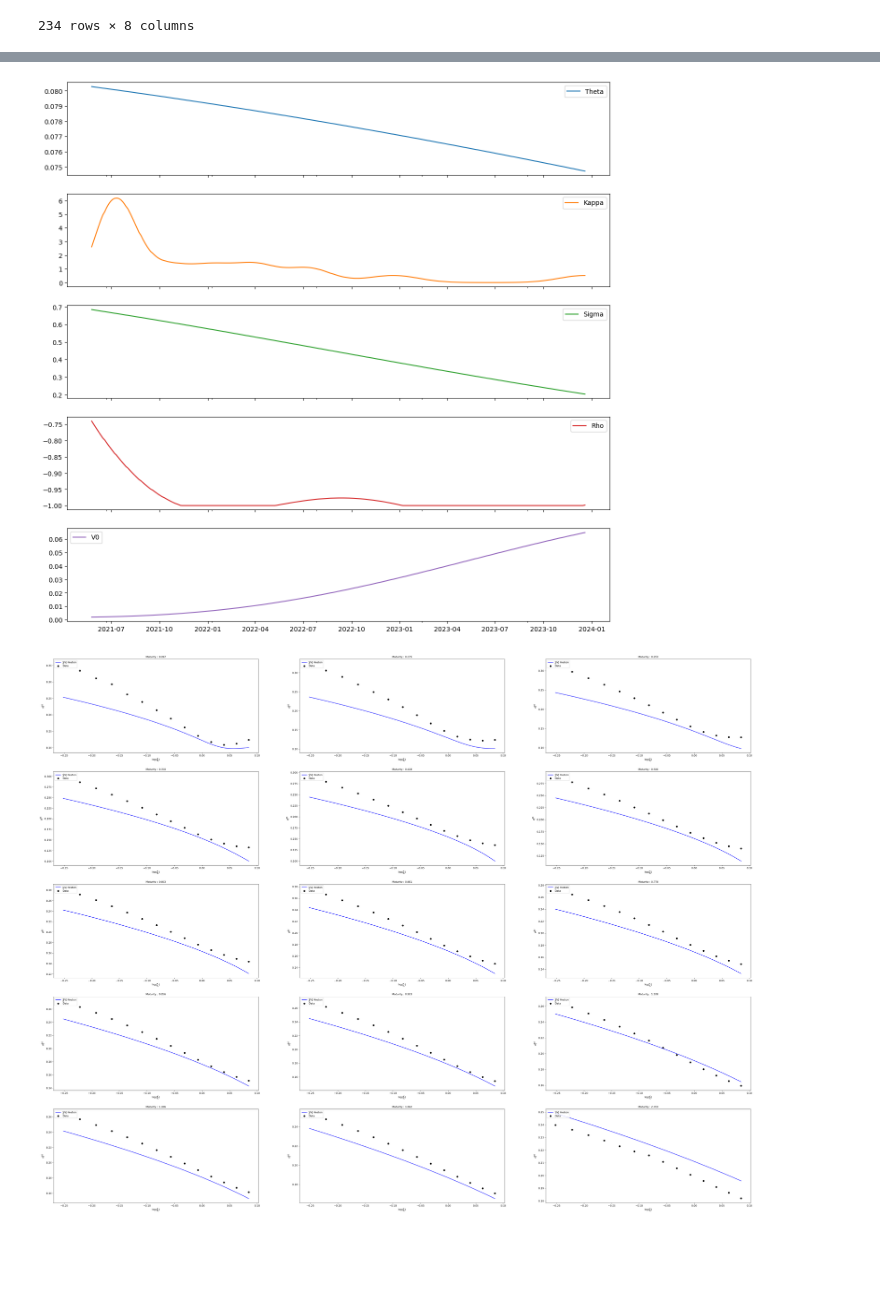
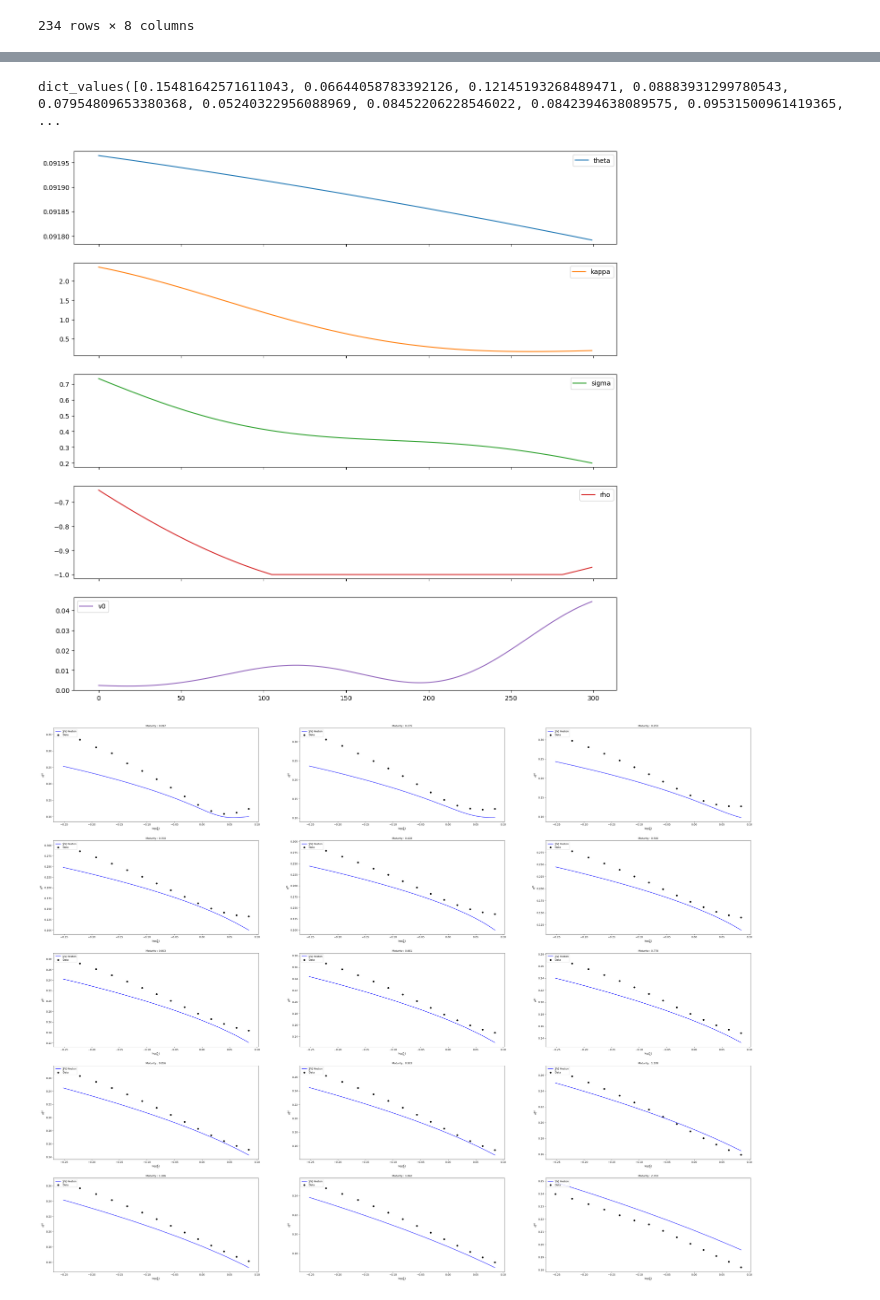
Before and after one commit to EM51641/Master-Thesis-, a Jupyter notebook: Code/Calibration by maturities for stochastic volatility models .ipynb, the cells around one changed output, grey strips where cells are left out. Cells and saved outputs as stored; diff of their text form; code cells hidden in the pictures; blank space fills up the shorter version.

```diff
--- a/Code/Calibration by maturities for stochastic volatility models .ipynb
+++ b/Code/Calibration by maturities for stochastic volatility models .ipynb
@@ -1039,29 +860,32 @@ def G_Interpolator(X,Y,x1):
     return y_pred
-# %%
-from scipy import interpolate
-from scipy.interpolate import interp1d
-import datetime
-from datetime import date,timedelta
-
-A = pd.DataFrame([theta_.values(), kappa_.values(), sigma_.values(), rho_.values(), v0_.values()]\
-                  ,columns = rho_.keys(),index = ['Theta','Kappa','Sigma','Rho','V0'])
-x = L.TTM.unique()
-x1 = np.linspace(x.min(),x.max(),300)
-df_0 = pd.DataFrame()
-for i in A.index :
-    X,Y = x,A.loc[i].values
-    if i == 'Rho':
-        df_0[i] = np.maximum(G_Interpolator(X,Y,x1).reshape(1,-1)[0],-1)
-    else:
-        df_0[i] = G_Interpolator(X,Y,x1).reshape(1,-1)[0]
-
-df_0.index = np.array([date(2021, 4, 20) + timedelta(days = int(np.round(i * 360,2))) for i in x1])
+# %%
+print(theta_.values())
+# %% [output]
+dict_values([0.15481642571611043, 0.06644058783392126, 0.12145193268489471, 0.08883931299780543, 0.07954809653380368, 0.05240322956088969, 0.08452206228546022, 0.0842394638089575, 0.09531500961419365, ...
+# %%
+from scipy import interpolate
+from scipy.interpolate import interp1d
+import datetime
+from datetime import date,timedelta
+params = dict()
+
+ttms = enriched_options_market_data.TTM.unique().reshape(-1, 1)
+scaled_ttms = np.linspace(ttms.min(), ttms.max(), 300).reshape(-1, 1)
+
+
+for param_name, param in zip(['theta', 'kappa', 'sigma', 'rho', 'v0'], [theta_, kappa_, sigma_, rho_, v0_]):
+    param_values = np.array([x for x in param.values()])
+    param_values = param_values.reshape(-1, 1)
+    params[param_name] = gaussianInterpolation(ttms, param_values, scaled_ttms)
+
+params['rho'] = np.maximum(params['rho'], -1)
+params = pd.DataFrame(params)
 # %%
 import matplotlib.pyplot as plt
-df_0.plot(subplots=True,figsize=(15,15))
+params.plot(subplots=True,figsize=(15,15))
 plt.show()
 # %% [output]
-[figure, old version]
+[figure, new version]
 # %%
 from scipy import interpolate
 from scipy.interpolate import interp1d
```
Also changed, not shown: parts of 8 cells of this notebook.
